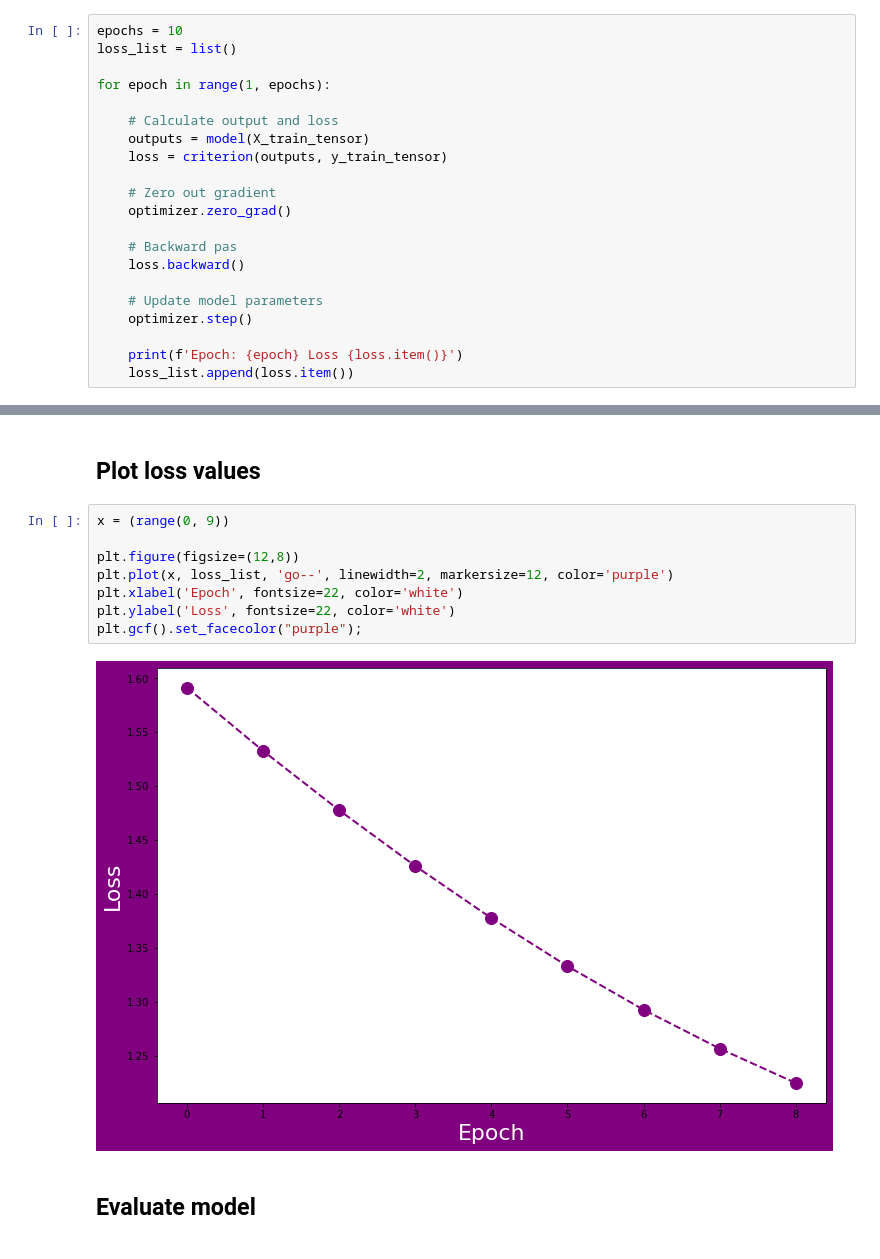
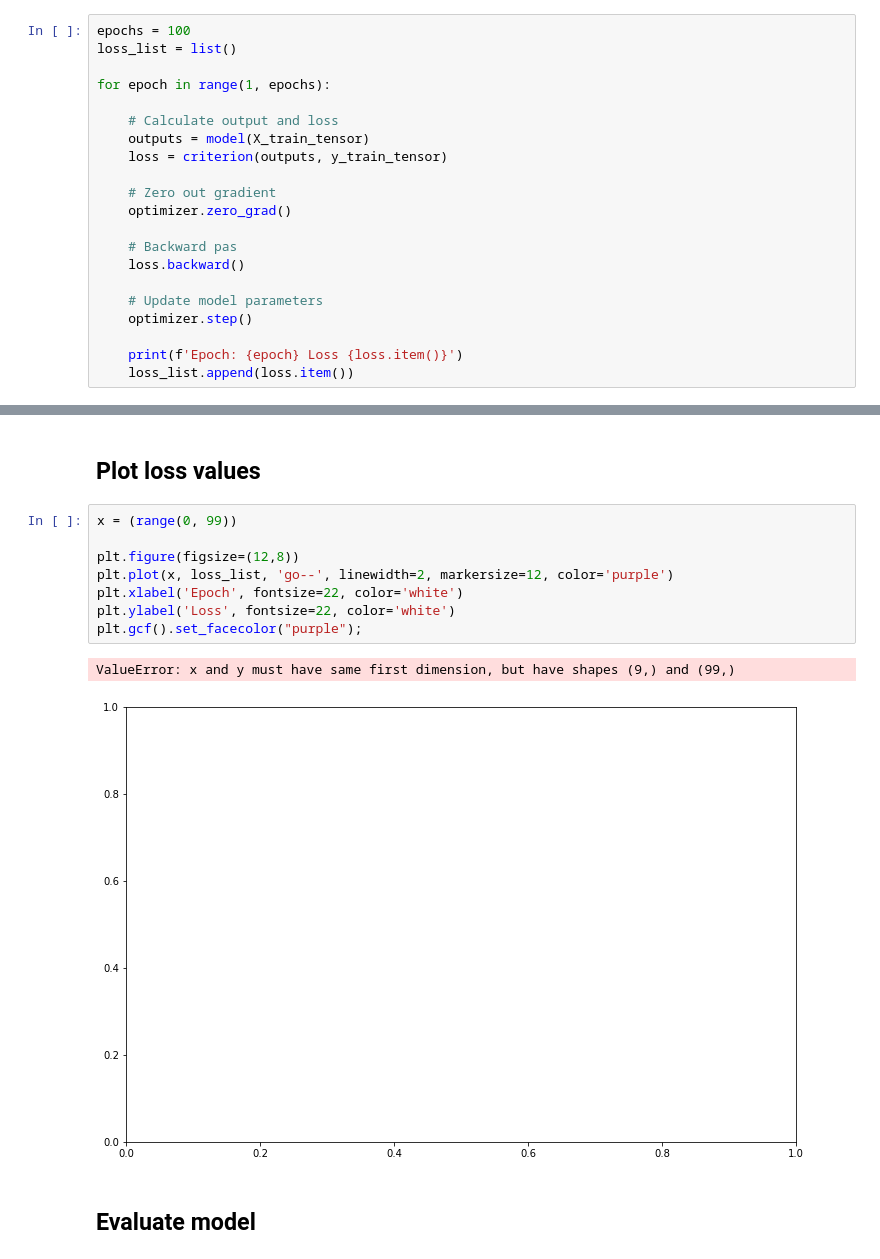
Before and after one commit to helenabarmer/machine_learning_intro, a Jupyter notebook: Multiclass Classification/muticlass-classification.ipynb, the cells around one changed output, grey strips where cells are left out. Saved outputs shown, nothing was run; the diff lists cells and outputs as text.

```diff
--- a/Multiclass Classification/muticlass-classification.ipynb
+++ b/Multiclass Classification/muticlass-classification.ipynb
@@ -265,7 +249,7 @@ learning_rate = 0.001
 criterion = nn.CrossEntropyLoss()
 optimizer = torch.optim.Adam(model.parameters(), lr=learning_rate)
 # %%
-epochs = 10
+epochs = 100
 loss_list = list()
 
 for epoch in range(1, epochs):
@@ -318,15 +290,16 @@ loss_list
 # %% [markdown]
 ## Plot loss values
 # %%
-x = (range(0, 9))
+x = (range(0, 99))
 
 plt.figure(figsize=(12,8))
 plt.plot(x, loss_list, 'go--', linewidth=2, markersize=12, color='purple')
 plt.xlabel('Epoch', fontsize=22, color='white')
 plt.ylabel('Loss', fontsize=22, color='white')
 plt.gcf().set_facecolor("purple");
 # %% [output]
+ValueError: x and y must have same first dimension, but have shapes (9,) and (99,)
-[figure, old version]
+[figure, new version]
 # %% [markdown]
 ## Evaluate model
 # %%
```
Also changed, not shown: parts of 13 cells of this notebook.
